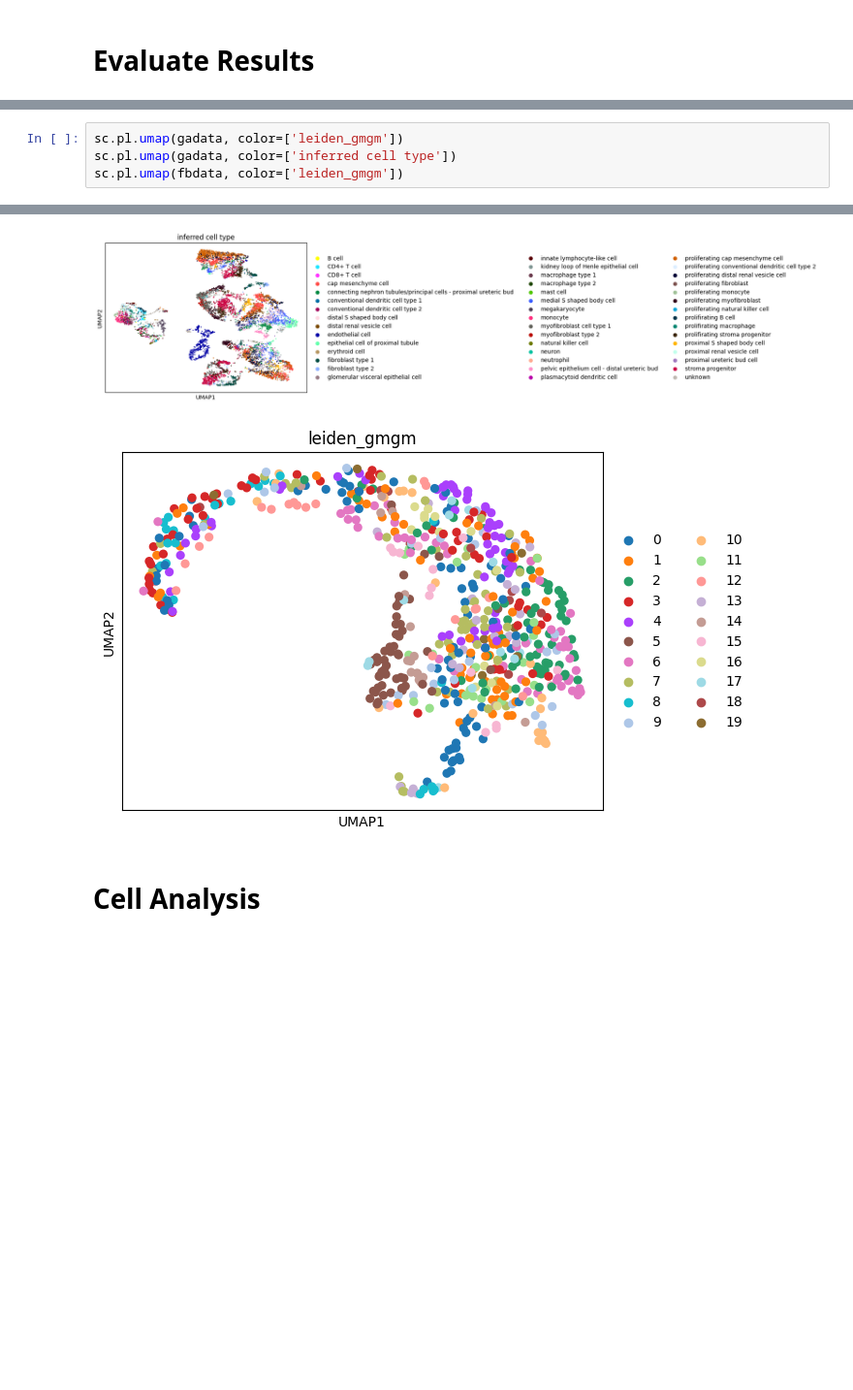
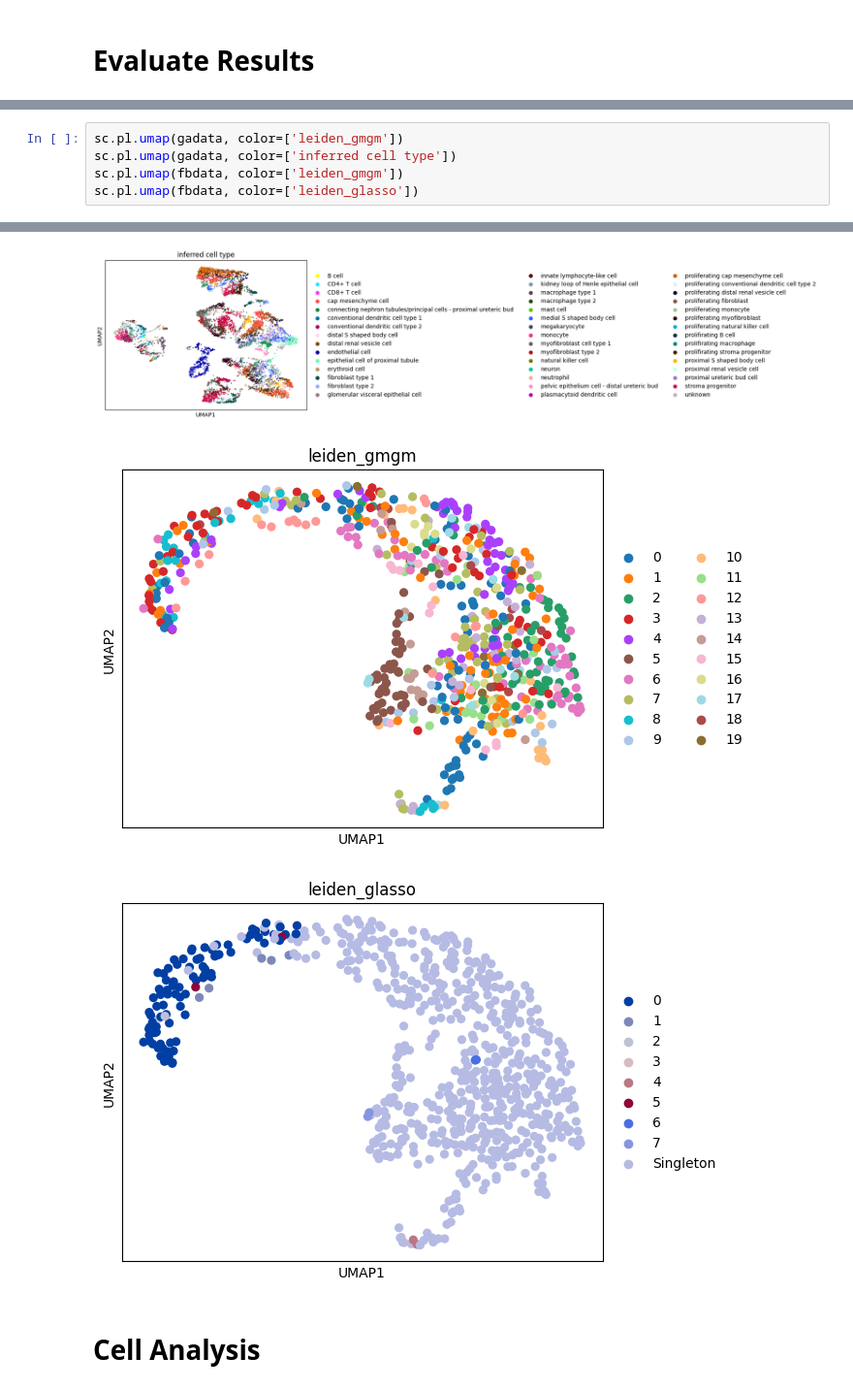
Before and after one commit to BaileyAndrew/ellis-summerschool, a Jupyter notebook: notebooks/experiment.ipynb, the cells around one changed output, grey strips where cells are left out. Shown at 97% size. Drawn from its saved outputs; the diff is of its cells as text; blank space fills up the shorter version.

```diff
--- a/notebooks/experiment.ipynb
+++ b/notebooks/experiment.ipynb
@@ -388,11 +429,13 @@ AnnData object with n_obs × n_vars = 8884 × 687
 # %%
 sc.pl.umap(gadata, color=['leiden_gmgm'])
 sc.pl.umap(gadata, color=['inferred cell type'])
 sc.pl.umap(fbdata, color=['leiden_gmgm'])
+sc.pl.umap(fbdata, color=['leiden_glasso'])
 # %% [output]
 [figure]
 [figure]
 [figure]
+[figure, added]
 # %% [markdown]
 # Cell Analysis
 # %%
```
Also changed, not shown: parts of 12 cells of this notebook.
